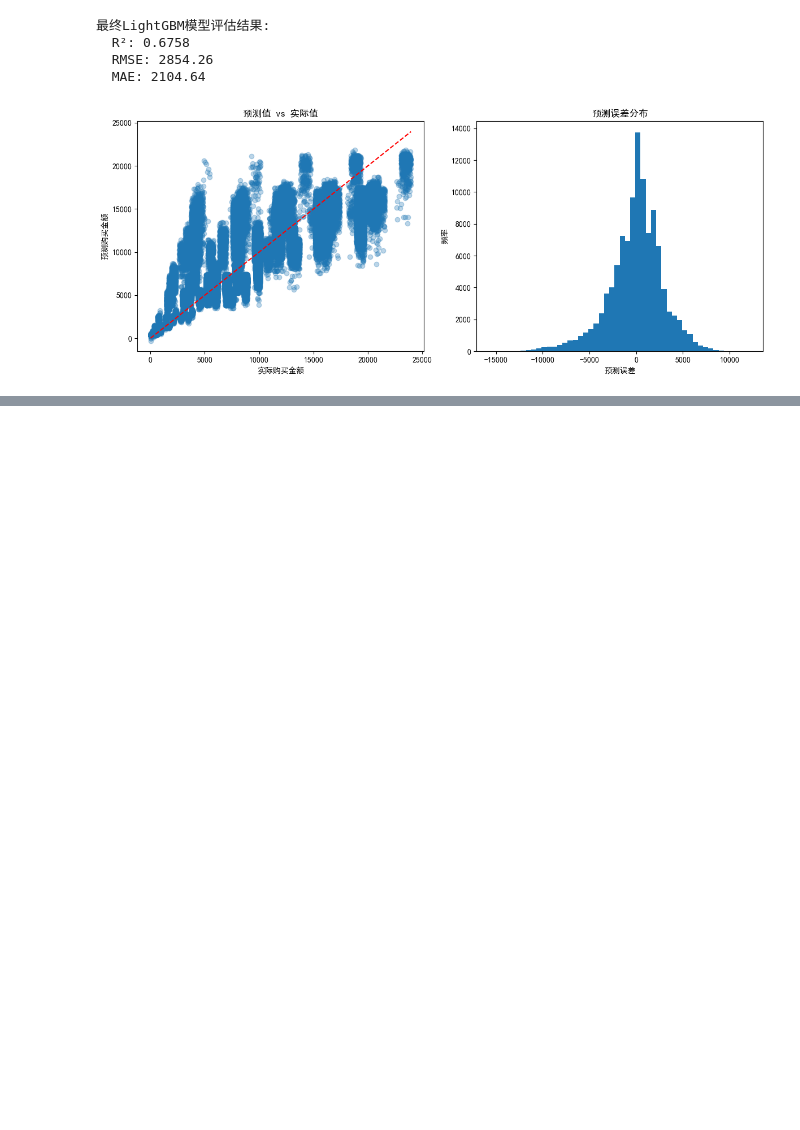
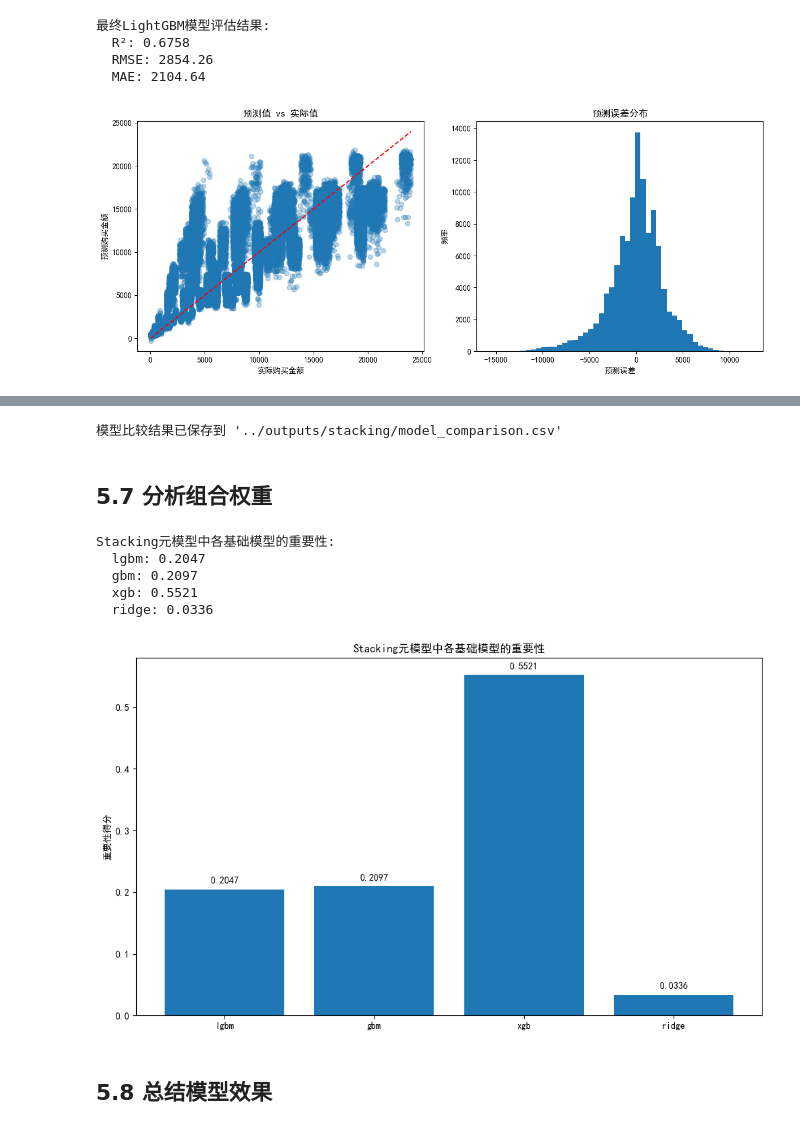
Before and after one commit to PinmogeJoshua/simple-mixrec, a Jupyter notebook: notebooks/models_train.ipynb, the cells around one changed output, grey strips where cells are left out. Drawn from its saved outputs; the diff is of its cells as text; code cells hidden in the pictures; blank space fills up the shorter version.

```diff
--- a/notebooks/models_train.ipynb
+++ b/notebooks/models_train.ipynb
@@ -353,8 +354,8 @@ os.makedirs('../models', exist_ok=True)
 # %%
-joblib.dump(final_lgbm_pipeline, '../models/final_lgbm_pipeline.joblib')
+joblib.dump(final_lgbm_pipeline, '../models/lgbm/final_lgbm_pipeline.joblib')
 
 # 保存参数字典
-with open('../models/best_lgbm_params.pkl', 'wb') as f:
+with open('../models/lgbm/best_lgbm_params.pkl', 'wb') as f:
     pickle.dump(best_lgbm_params, f)
 # %%
 import json
@@ -483,0 +661,45 @@ if hasattr(best_lgbm, 'feature_importances_'):
+# %%
+# 保存模型比较结果
+comparison_results = pd.DataFrame({
+    'Model': ['LightGBM', 'Stacking'],
+    'R2': [r2_lgbm, r2_stack],
+    'RMSE': [rmse_lgbm, rmse_stack],
+    'MAE': [mae_lgbm, mae_stack]
+})
+
+comparison_results.to_csv('../outputs/stacking/model_comparison.csv', index=False)
+print(f"模型比较结果已保存到 '../outputs/stacking/model_comparison.csv'")
+# %% [output]
+模型比较结果已保存到 '../outputs/stacking/model_comparison.csv'
+# %% [markdown]
+## 5.7 分析组合权重
+# %%
+if hasattr(stacking_pipeline.named_steps['stacking'].final_estimator_, 'feature_importances_'):
+    meta_importance = stacking_pipeline.named_steps['stacking'].final_estimator_.feature_importances_
+
+    print("Stacking元模型中各基础模型的重要性:")
+    for i, (name, _) in enumerate(base_estimators):
+        print(f"  {name}: {meta_importance[i]:.4f}")
+
+    # 创建重要性可视化
+    plt.figure(figsize=(10, 6))
+    plt.bar(range(len(base_estimators)), meta_importance)
+    plt.xticks(range(len(base_estimators)), [name for name, _ in base_estimators])
+    plt.ylabel('重要性得分')
+    plt.title('Stacking元模型中各基础模型的重要性')
+
+    for i, v in enumerate(meta_importance):
+        plt.text(i, v + 0.01 if v >= 0 else v - 0.05, f"{v:.4f}", ha='center')
+
+    plt.tight_layout()
+    plt.savefig('../outputs/visualization/stacking/stacking_importance.png')
+    plt.show()
+# %% [output]
+Stacking元模型中各基础模型的重要性:
+  lgbm: 0.2047
+  gbm: 0.2097
+  xgb: 0.5521
+  ridge: 0.0336
+[figure, added]
+# %% [markdown]
+## 5.8 总结模型效果
```
Also changed, not shown: parts of 24 cells of this notebook, 34 other files.
